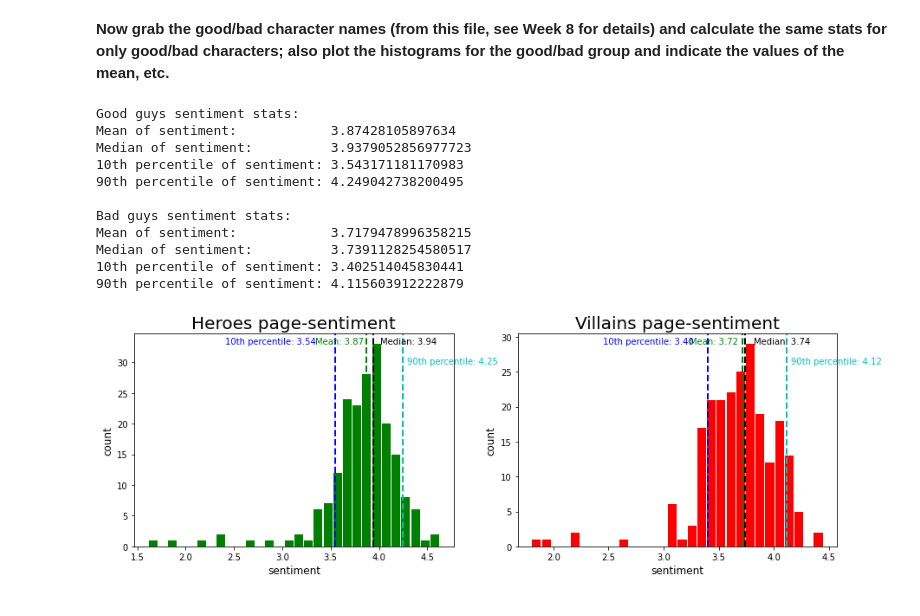
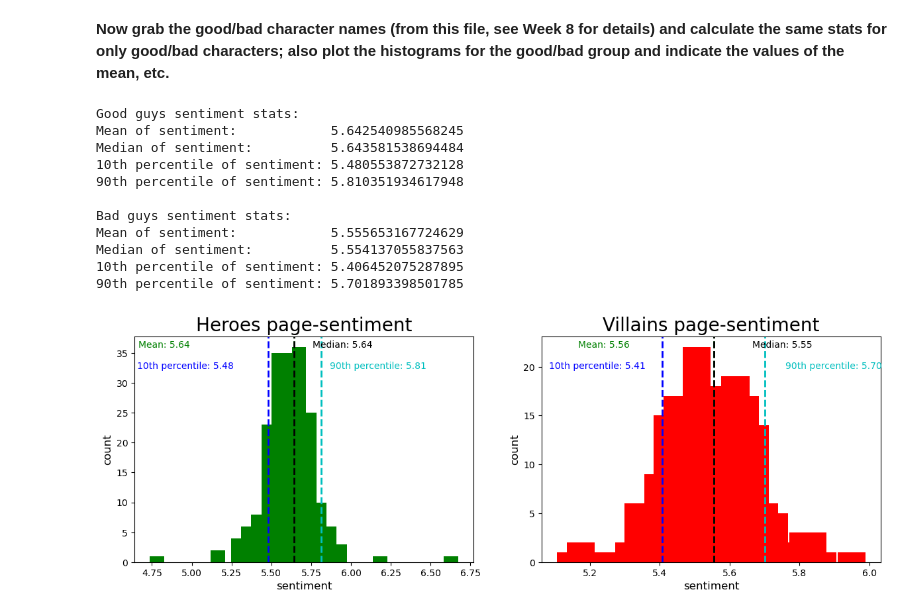
Before and after one commit to WizenPainter/02805_Assignment2, a Jupyter notebook: Assignment2.ipynb, the cells around one changed output. Cells and saved outputs as stored; diff of their text form; code cells hidden in the pictures.

```diff
--- a/Assignment2.ipynb
+++ b/Assignment2.ipynb
@@ -63,8 +63,8 @@ inv_marvel_dict = {value: key for key in marvel_dict for value in marvel_dict[ke
 inv_dc_dict = {value: key for key in dc_dict for value in dc_dict[key]}
 # %%
 # Listing dictionaries
-marvel_path = "C:/Users/magma/OneDrive/Msc Human Centered Artificial Intelligence/7. Semester/Social Graphs and Interactions/Week4_exercises/marvel/"
-dc_path = "C:/Users/magma/OneDrive/Msc Human Centered Artificial Intelligence/7. Semester/Social Graphs and Interactions/Week4_exercises/dc/"
+marvel_path = "data/marvel/"
+dc_path = "data/dc/"
 
 # Listing all files in the directories
 marvel_dir_list = os.listdir(marvel_path)
@@ -550,7 +552,7 @@ Earlier we mentioned that community 5 (X-Men) seemed to be the community that sp
 **First calculate the sentiment for all character pages.**
 # %%
 # reading wordlist
-path = "C:/Users/magma/OneDrive/Msc Human Centered Artificial Intelligence/7. Semester/Social Graphs and Interactions/Week8_exercises/labmt.txt"
+path = "data/labmt.txt"
 df_wordlist = pd.read_csv(path, sep='\t')
 
 # Extracting the happpiness average from the data
@@ -558,7 +560,11 @@ wordlist = df_wordlist[['word', 'happiness_average']].set_index('word')['happine
 # %%
 # should implement if word not in wordlist freq
 def sentiment(txt):
-    number_of_words = len(txt)
+    union_words = []
+    for i in txt:
+        if i in wordlist:
+            union_words.append(i)
+    number_of_words = len(union_words)
     fdist = nltk.FreqDist(txt)
     sentiment = 0
     for word, count in fdist.items():
@@ -670,7 +677,7 @@ plt.show()
 # %% [markdown]
 **Now grab the good/bad character names (from this file, see Week 8 for details) and calculate the same stats for only good/bad characters; also plot the histograms for the good/bad group and indicate the values of the mean, etc.**
 # %%
-path = "C:/Users/magma/OneDrive/Msc Human Centered Artificial Intelligence/7. Semester/Social Graphs and Interactions/Week8_exercises/wiki_meta_data.csv"
+path = "data/wiki_meta_data.csv"
 df_villains_heroes = pd.read_csv(path, sep=',')
 good_guys = df_villains_heroes[['WikiLink', 'good']].set_index('WikiLink')['good'].to_dict()
 bad_guys = df_villains_heroes[['WikiLink', 'bad']].set_index('WikiLink')['bad'].to_dict()
@@ -719,16 +726,16 @@ print(f"10th percentile of sentiment: {'':<0}{villains_10per:<25}")
 print(f"90th percentile of sentiment: {'':<0}{villains_90per:<25}")
 # %% [output]
 Good guys sentiment stats:
-Mean of sentiment:            3.87428105897634
-Median of sentiment:          3.9379052856977723
-10th percentile of sentiment: 3.543171181170983
-90th percentile of sentiment: 4.249042738200495
+Mean of sentiment:            5.642540985568245
+Median of sentiment:          5.643581538694484
+10th percentile of sentiment: 5.480553872732128
+90th percentile of sentiment: 5.810351934617948
 
 Bad guys sentiment stats:
-Mean of sentiment:            3.7179478996358215
-Median of sentiment:          3.7391128254580517
-10th percentile of sentiment: 3.402514045830441
-90th percentile of sentiment: 4.115603912222879
+Mean of sentiment:            5.555653167724629
+Median of sentiment:          5.554137055837563
+10th percentile of sentiment: 5.406452075287895
+90th percentile of sentiment: 5.701893398501785
 # %%
 h_hist, h_bin_edges = np.histogram(heroes_sentiment, bins = 30)
 v_hist, v_bin_edges = np.histogram(villains_sentiment, bins = 30)
@@ -742,34 +749,34 @@ ax1.bar(h_bin_edges[:-1], h_hist, align ='center', width = 0.09, color = 'green'
 
 ax1.axvline(heroes_mean, color='green', linestyle='dashed', linewidth=2)
 ax1.text(heroes_mean**0.89, np.max(h_hist), 'Mean: {:.2f}'.format(heroes_mean), color = 'green')
 
 ax1.axvline(heroes_median, color='k', linestyle='dashed', linewidth=2)
 ax1.text(heroes_median*1.02, np.max(h_hist), 'Median: {:.2f}'.format(heroes_median), color = 'k')
 
 ax1.axvline(heroes_10per, color='b', linestyle='dashed', linewidth=2)
-ax1.text(heroes_10per*0.68, np.max(h_hist), '10th percentile: {:.2f}'.format(heroes_10per), color = 'b')
+ax1.text(heroes_10per*0.85, np.max(h_hist)*0.9, '10th percentile: {:.2f}'.format(heroes_10per), color = 'b')
 
 ax1.axvline(heroes_90per, color='c', linestyle='dashed', linewidth=2)
 ax1.text(heroes_90per*1.01, np.max(h_hist)*0.9, '90th percentile: {:.2f}'.format(heroes_90per), color = 'c')
 
 
 ax2.set_title('Villains page-sentiment', fontsize = 20)
 ax2.set_xlabel('sentiment', fontsize = 12)
 ax2.set_ylabel('count', fontsize = 12)
 ax2.bar(v_bin_edges[:-1], v_hist, align ='center', width = 0.08, color = 'red');
 
 ax2.axvline(villains_mean, color='green', linestyle='dashed', linewidth=2)
-ax2.text(villains_mean*0.87, np.max(v_hist)*1, 'Mean: {:.2f}'.format(villains_mean), color = 'green')
+ax2.text(villains_mean*0.93, np.max(v_hist)*1, 'Mean: {:.2f}'.format(villains_mean), color = 'green')
 
 ax2.axvline(villains_median, color='k', linestyle='dashed', linewidth=2)
 ax2.text(villains_median*1.02, np.max(v_hist)*1, 'Median: {:.2f}'.format(villains_median), color = 'k')
 
 ax2.axvline(villains_10per, color='b', linestyle='dashed', linewidth=2)
-ax2.text(villains_10per*0.72, np.max(v_hist), '10th percentile: {:.2f}'.format(villains_10per), color = 'b')
+ax2.text(villains_10per*.94, np.max(v_hist)*0.9, '10th percentile: {:.2f}'.format(villains_10per), color = 'b')
 
 ax2.axvline(villains_90per, color='c', linestyle='dashed', linewidth=2)
 ax2.text(villains_90per*1.01, np.max(v_hist)*0.9, '90th percentile: {:.2f}'.format(villains_90per), color = 'c')
 
 plt.subplots_adjust(wspace = 0.2)
 # %% [output]
-[figure, old version]
+[figure, new version]
```
Also changed, not shown: parts of 16 cells of this notebook.
